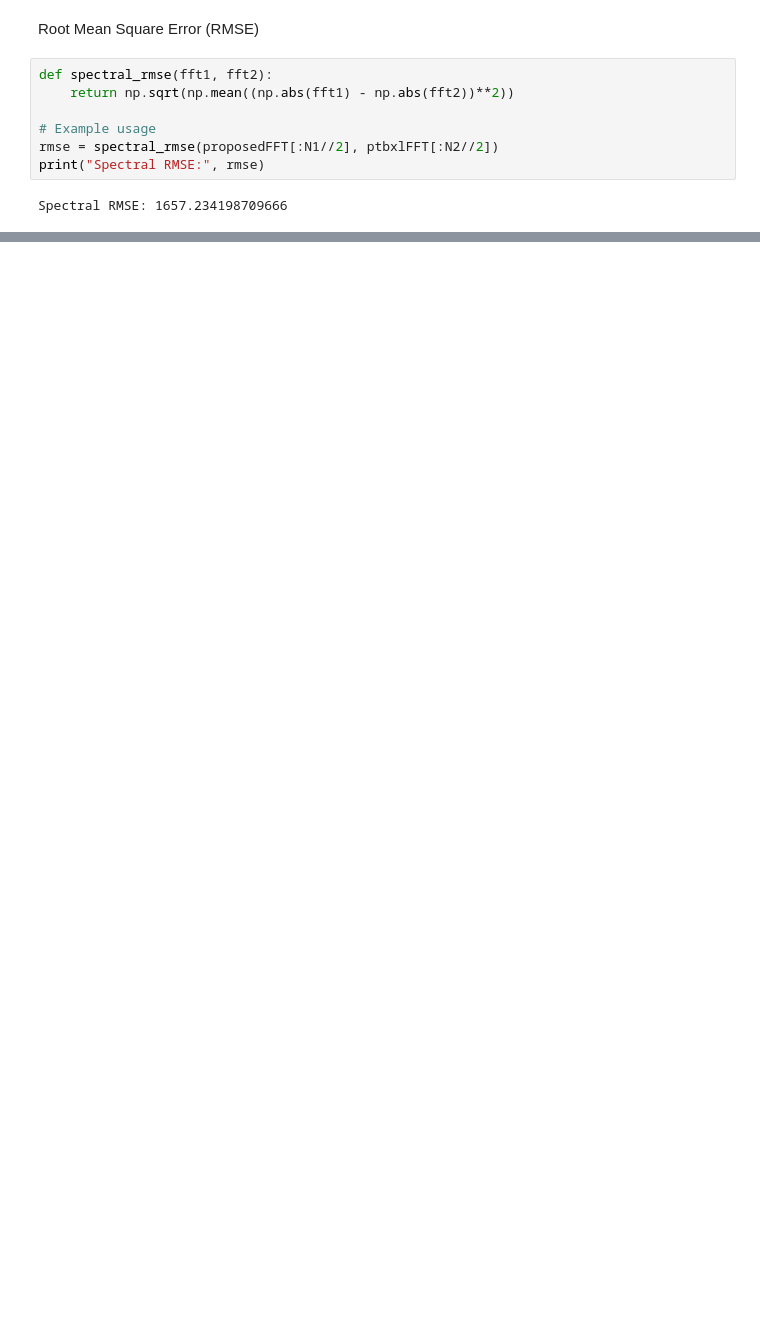
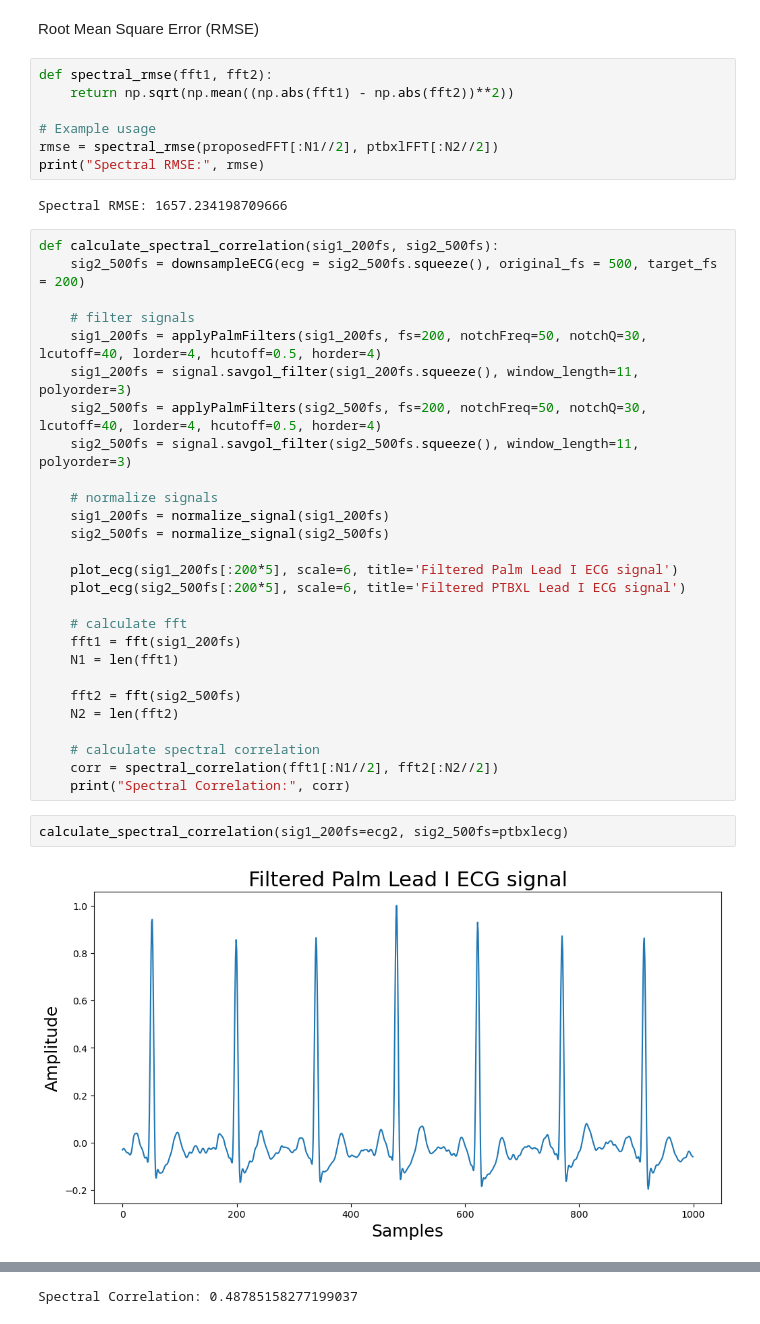
Before and after one commit to SanuthiVihansa/CardioFit-AI, a Jupyter notebook: ECG Device/Python/Compare-frequency-spectrum.ipynb, the cells around one changed output, grey strips where cells are left out. Cells and saved outputs as stored; diff of their text form; blank space fills up the shorter version.

Commit message:
calculated spectral correlation

```diff
--- a/ECG Device/Python/Compare-frequency-spectrum.ipynb
+++ b/ECG Device/Python/Compare-frequency-spectrum.ipynb
@@ -437,3 +442,34 @@ rmse = spectral_rmse(proposedFFT[:N1//2], ptbxlFFT[:N2//2])
 print("Spectral RMSE:", rmse)
 # %% [output]
 Spectral RMSE: 1657.234198709666
+# %%
+def calculate_spectral_correlation(sig1_200fs, sig2_500fs):
+    sig2_500fs = downsampleECG(ecg = sig2_500fs.squeeze(), original_fs = 500, target_fs = 200)
+
+    # filter signals
+    sig1_200fs = applyPalmFilters(sig1_200fs, fs=200, notchFreq=50, notchQ=30, lcutoff=40, lorder=4, hcutoff=0.5, horder=4)
+    sig1_200fs = signal.savgol_filter(sig1_200fs.squeeze(), window_length=11, polyorder=3)
+    sig2_500fs = applyPalmFilters(sig2_500fs, fs=200, notchFreq=50, notchQ=30, lcutoff=40, lorder=4, hcutoff=0.5, horder=4)
+    sig2_500fs = signal.savgol_filter(sig2_500fs.squeeze(), window_length=11, polyorder=3)
+
+    # normalize signals
+    sig1_200fs = normalize_signal(sig1_200fs)
+    sig2_500fs = normalize_signal(sig2_500fs)
+
+    plot_ecg(sig1_200fs[:200*5], scale=6, title='Filtered Palm Lead I ECG signal')
+    plot_ecg(sig2_500fs[:200*5], scale=6, title='Filtered PTBXL Lead I ECG signal')
+
+    # calculate fft
+    fft1 = fft(sig1_200fs)
+    N1 = len(fft1)
+
+    fft2 = fft(sig2_500fs)
+    N2 = len(fft2)
+
+    # calculate spectral correlation
+    corr = spectral_correlation(fft1[:N1//2], fft2[:N2//2])
+    print("Spectral Correlation:", corr)
+# %%
+calculate_spectral_correlation(sig1_200fs=ecg2, sig2_500fs=ptbxlecg)
+# %% [output]
+[figure, added]
@@ -439,0 +477 @@ Spectral RMSE: 1657.234198709666
+Spectral Correlation: 0.48785158277199037
```
Also changed, not shown: parts of 7 cells of this notebook.
